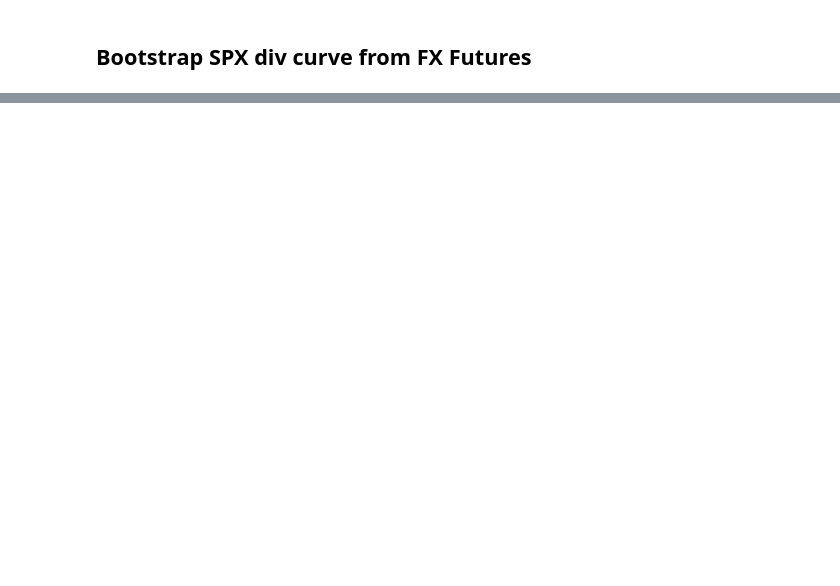
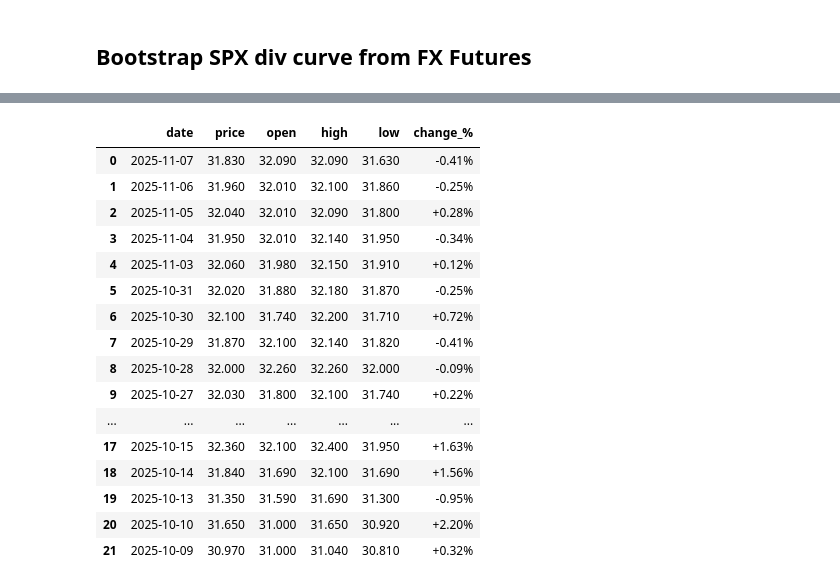
Before and after one commit to alienbrett/financial-security-classes, a Jupyter notebook: fixed_income.ipynb, the cells around one changed output, grey strips where cells are left out. Drawn from its saved outputs; the diff is of its cells as text; code cells hidden in the pictures; blank space fills up the shorter version.

Commit message:
updated bonds to include identifiers

```diff
--- a/fixed_income.ipynb
+++ b/fixed_income.ipynb
@@ -1441,0 +1550,30 @@ None
+# %%
+for x in ('hpack', 'httpcore', 'httpx'):
+    logging.getLogger(x).setLevel(logging.INFO)
+
+
+def main(isin: str, sample_html: Optional[str] = None):
+    headers = {"User-Agent": "Mozilla/5.0 (Macintosh; Intel Mac OS X 10_15_7) Chrome/137 Safari/537.36"}
+    async def _run():
+        async with httpx.AsyncClient(headers=headers, timeout=15.0, http2=True) as client:
+            fetcher = InvestingBondFetcher(isin, client)
+            if sample_html:
+                fetcher._html = Path(sample_html).read_text()
+            details = await fetcher.fetch_details()
+            quote = await fetcher.fetch_live_quote()
+            history = await fetcher.fetch_history()
+            bond = await fetcher.build_fs_bond()
+
+            print("DETAILS:", details)
+            print("QUOTE:", quote)
+            if not history.empty:
+                print(history.head())
+            else:
+                print("No historical data available (offline sample).")
+            print("FS BOND:", bond)
+            return details, quote, history, bond
+    return asyncio.run(_run())
+
+
+isin = "AT0000A2HLC4"
+details, quote, history, bond = main(isin, sample_html="investing_com_html_example.html")
@@ -1441,0 +1630,20 @@ None
+# %%
+history
+# %% [output]
+|  | date | price | open | high | low | change_% |
+| 0 | 2025-11-07 | 31.830 | 32.090 | 32.090 | 31.630 | -0.41% |
+| 1 | 2025-11-06 | 31.960 | 32.010 | 32.100 | 31.860 | -0.25% |
+| 2 | 2025-11-05 | 32.040 | 32.010 | 32.090 | 31.800 | +0.28% |
+| 3 | 2025-11-04 | 31.950 | 32.010 | 32.140 | 31.950 | -0.34% |
+| 4 | 2025-11-03 | 32.060 | 31.980 | 32.150 | 31.910 | +0.12% |
+| 5 | 2025-10-31 | 32.020 | 31.880 | 32.180 | 31.870 | -0.25% |
+| 6 | 2025-10-30 | 32.100 | 31.740 | 32.200 | 31.710 | +0.72% |
+| 7 | 2025-10-29 | 31.870 | 32.100 | 32.140 | 31.820 | -0.41% |
+| 8 | 2025-10-28 | 32.000 | 32.260 | 32.260 | 32.000 | -0.09% |
+| 9 | 2025-10-27 | 32.030 | 31.800 | 32.100 | 31.740 | +0.22% |
+| ... | ... | ... | ... | ... | ... | ... |
+| 17 | 2025-10-15 | 32.360 | 32.100 | 32.400 | 31.950 | +1.63% |
+| 18 | 2025-10-14 | 31.840 | 31.690 | 32.100 | 31.690 | +1.56% |
+| 19 | 2025-10-13 | 31.350 | 31.590 | 31.690 | 31.300 | -0.95% |
+| 20 | 2025-10-10 | 31.650 | 31.000 | 31.650 | 30.920 | +2.20% |
+| 21 | 2025-10-09 | 30.970 | 31.000 | 31.040 | 30.810 | +0.32% |
```
Also changed, not shown: parts of 23 cells of this notebook, 1 other file.
